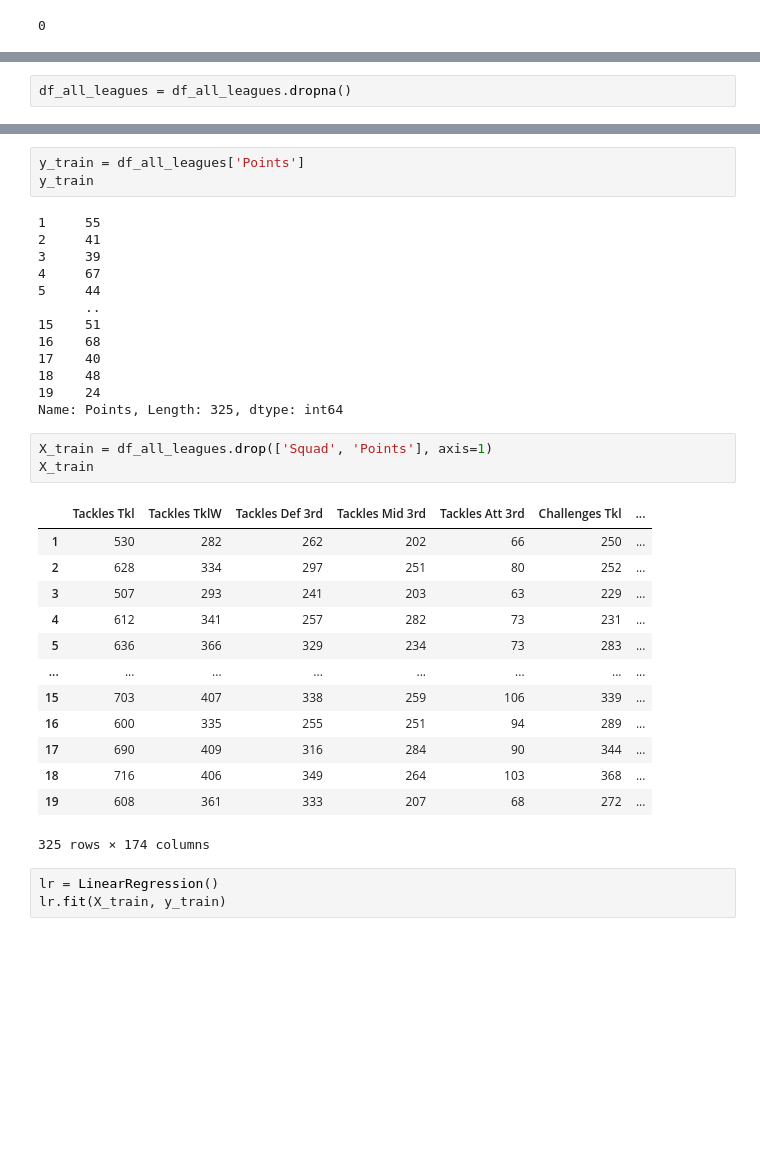
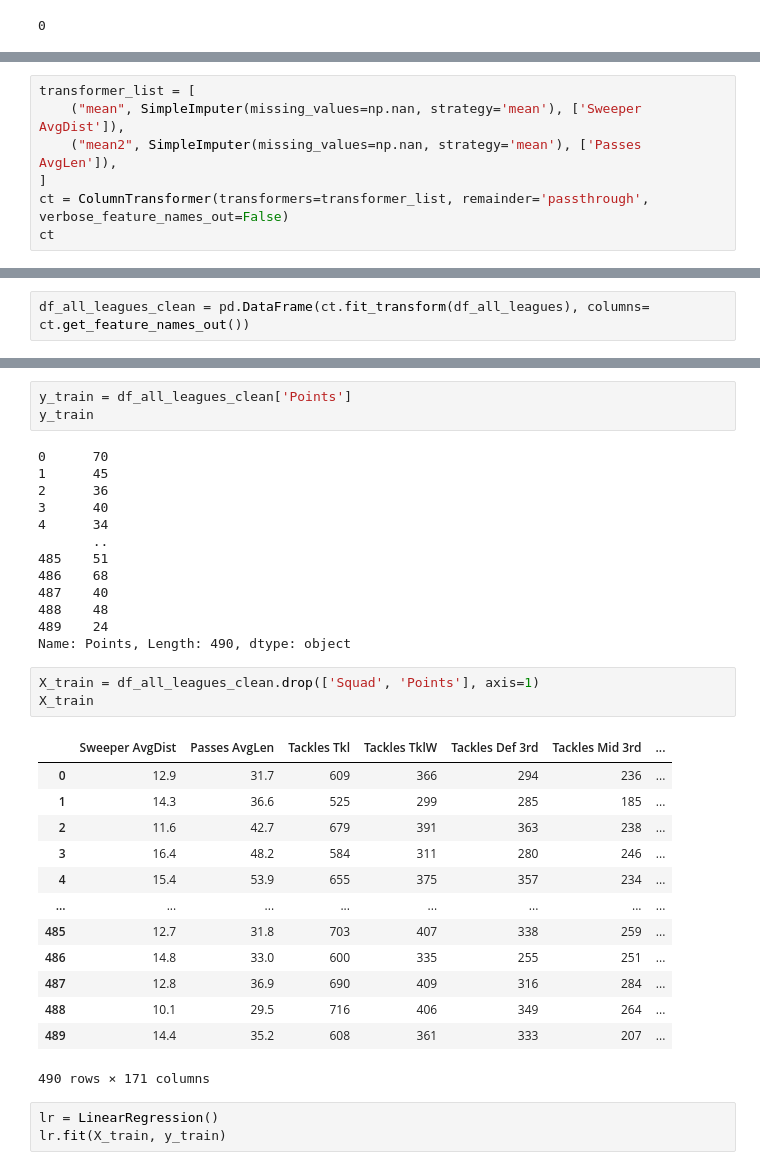
Before and after one commit to sambuddharay/FinalYearProject, a Jupyter notebook: model1/important_features.ipynb, the cells around one changed output, grey strips where cells are left out. Drawn from its saved outputs; the diff is of its cells as text; blank space fills up the shorter version.

```diff
--- a/model1/important_features.ipynb
+++ b/model1/important_features.ipynb
@@ -1162,2 +2088,7 @@ for col in df_all_leagues.columns.to_list():
-# %%
-df_all_leagues = df_all_leagues.dropna()
+# %%
+transformer_list = [
+    ("mean", SimpleImputer(missing_values=np.nan, strategy='mean'), ['Sweeper AvgDist']),
+    ("mean2", SimpleImputer(missing_values=np.nan, strategy='mean'), ['Passes AvgLen']),
+]
+ct = ColumnTransformer(transformers=transformer_list, remainder='passthrough', verbose_feature_names_out=False)
+ct
@@ -1163,0 +2100,2 @@ df_all_leagues = df_all_leagues.dropna()
+# %%
+df_all_leagues_clean = pd.DataFrame(ct.fit_transform(df_all_leagues), columns= ct.get_feature_names_out())
@@ -1164,36 +2123,36 @@ df_all_leagues = df_all_leagues.dropna()
 # %%
-y_train = df_all_leagues['Points']
+y_train = df_all_leagues_clean['Points']
 y_train
 # %% [output]
-1     55
-2     41
-3     39
-4     67
-5     44
-      ..
-15    51
-16    68
-17    40
-18    48
-19    24
-Name: Points, Length: 325, dtype: int64
+0      70
+1      45
+2      36
+3      40
+4      34
+       ..
+485    51
+486    68
+487    40
+488    48
+489    24
+Name: Points, Length: 490, dtype: object
 # %%
-X_train = df_all_leagues.drop(['Squad', 'Points'], axis=1)
+X_train = df_all_leagues_clean.drop(['Squad', 'Points'], axis=1)
 X_train
 # %% [output]
-|  | Tackles Tkl | Tackles TklW | Tackles Def 3rd | Tackles Mid 3rd | Tackles Att 3rd | Challenges Tkl | ... |
-| 1 | 530 | 282 | 262 | 202 | 66 | 250 | ... |
-| 2 | 628 | 334 | 297 | 251 | 80 | 252 | ... |
-| 3 | 507 | 293 | 241 | 203 | 63 | 229 | ... |
-| 4 | 612 | 341 | 257 | 282 | 73 | 231 | ... |
-| 5 | 636 | 366 | 329 | 234 | 73 | 283 | ... |
+|  | Sweeper AvgDist | Passes AvgLen | Tackles Tkl | Tackles TklW | Tackles Def 3rd | Tackles Mid 3rd | ... |
+| 0 | 12.9 | 31.7 | 609 | 366 | 294 | 236 | ... |
+| 1 | 14.3 | 36.6 | 525 | 299 | 285 | 185 | ... |
+| 2 | 11.6 | 42.7 | 679 | 391 | 363 | 238 | ... |
+| 3 | 16.4 | 48.2 | 584 | 311 | 280 | 246 | ... |
+| 4 | 15.4 | 53.9 | 655 | 375 | 357 | 234 | ... |
 | ... | ... | ... | ... | ... | ... | ... | ... |
-| 15 | 703 | 407 | 338 | 259 | 106 | 339 | ... |
-| 16 | 600 | 335 | 255 | 251 | 94 | 289 | ... |
-| 17 | 690 | 409 | 316 | 284 | 90 | 344 | ... |
-| 18 | 716 | 406 | 349 | 264 | 103 | 368 | ... |
-| 19 | 608 | 361 | 333 | 207 | 68 | 272 | ... |
+| 485 | 12.7 | 31.8 | 703 | 407 | 338 | 259 | ... |
+| 486 | 14.8 | 33.0 | 600 | 335 | 255 | 251 | ... |
+| 487 | 12.8 | 36.9 | 690 | 409 | 316 | 284 | ... |
+| 488 | 10.1 | 29.5 | 716 | 406 | 349 | 264 | ... |
+| 489 | 14.4 | 35.2 | 608 | 361 | 333 | 207 | ... |
-325 rows × 174 columns
+490 rows × 171 columns
 # %%
 lr = LinearRegression()
 lr.fit(X_train, y_train)
```
Also changed, not shown: parts of 96 cells of this notebook, 1 other file.
